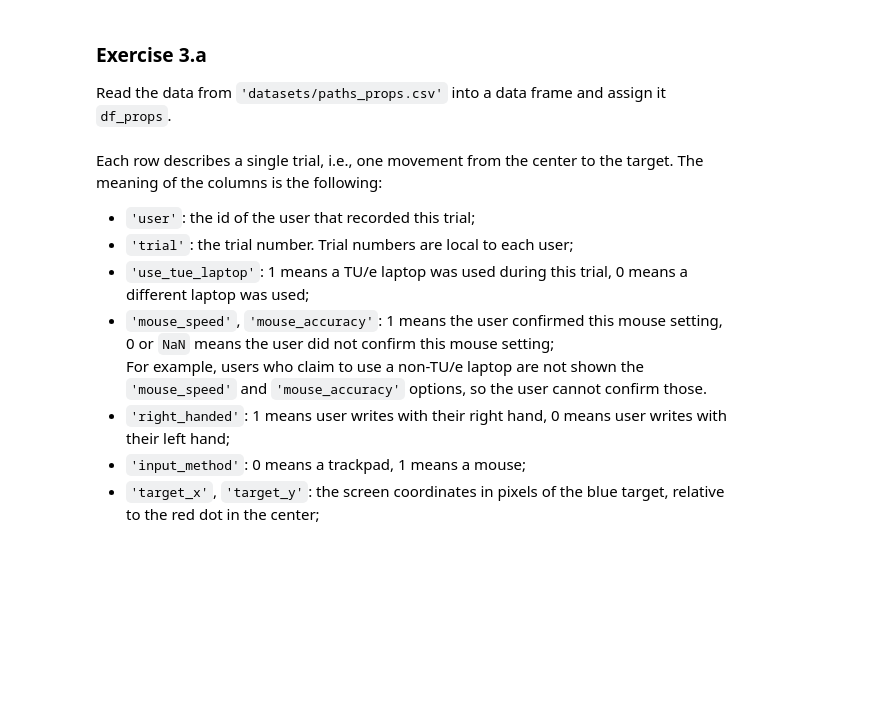
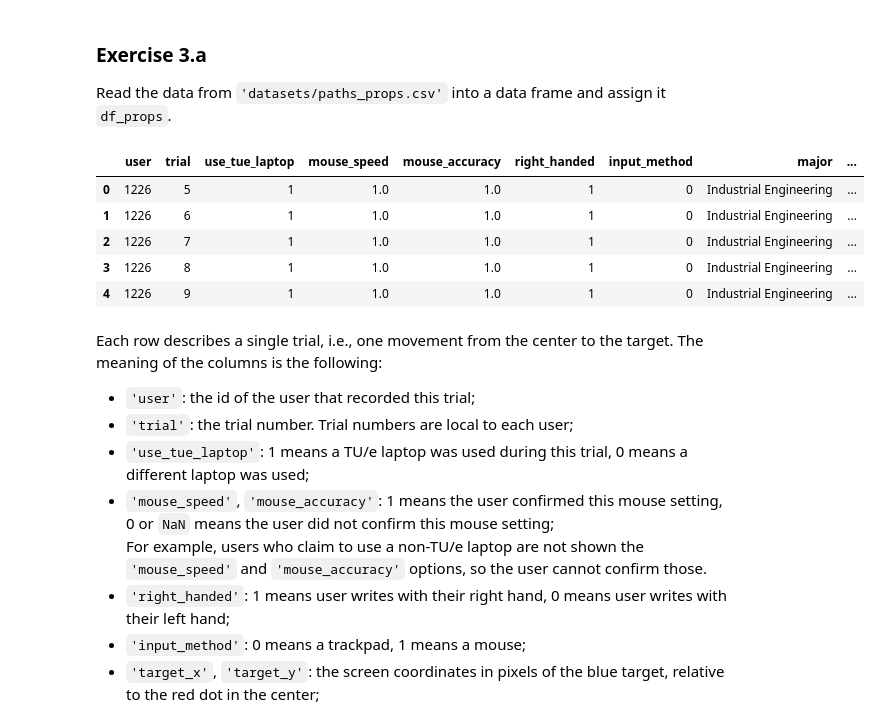
Before and after one commit to Modgen1/2IAB1, a Jupyter notebook: 4_ORG/Exercises-ORG-2076209.ipynb, the cells around one changed output. Cells and saved outputs as stored; diff of their text form; code cells hidden in the pictures; blank space fills up the shorter version.

```diff
--- a/4_ORG/Exercises-ORG-2076209.ipynb
+++ b/4_ORG/Exercises-ORG-2076209.ipynb
@@ -1094,11 +1355,18 @@ Read the data from `'datasets/paths_props.csv'` into a data frame and assign it
 # %%
 #// BEGIN_TODO [ORG_3a] Read the data (1 point)
 
-# ===== =====> Replace this line by your code. <===== ===== #
+df_props = pd.read_csv('datasets/paths_props.csv')
 
 #// END_TODO [ORG_3a]
 
 df_props.head()
+# %% [output]
+|  | user | trial | use_tue_laptop | mouse_speed | mouse_accuracy | right_handed | input_method | major | ... |
+| 0 | 1226 | 5 | 1 | 1.0 | 1.0 | 1 | 0 | Industrial Engineering | ... |
+| 1 | 1226 | 6 | 1 | 1.0 | 1.0 | 1 | 0 | Industrial Engineering | ... |
+| 2 | 1226 | 7 | 1 | 1.0 | 1.0 | 1 | 0 | Industrial Engineering | ... |
+| 3 | 1226 | 8 | 1 | 1.0 | 1.0 | 1 | 0 | Industrial Engineering | ... |
+| 4 | 1226 | 9 | 1 | 1.0 | 1.0 | 1 | 0 | Industrial Engineering | ... |
 # %% [markdown]
 Each row describes a single trial, i.e., one movement from the center to the target. The meaning of the columns is the following:
 
```
Also changed, not shown: parts of 50 cells of this notebook.
